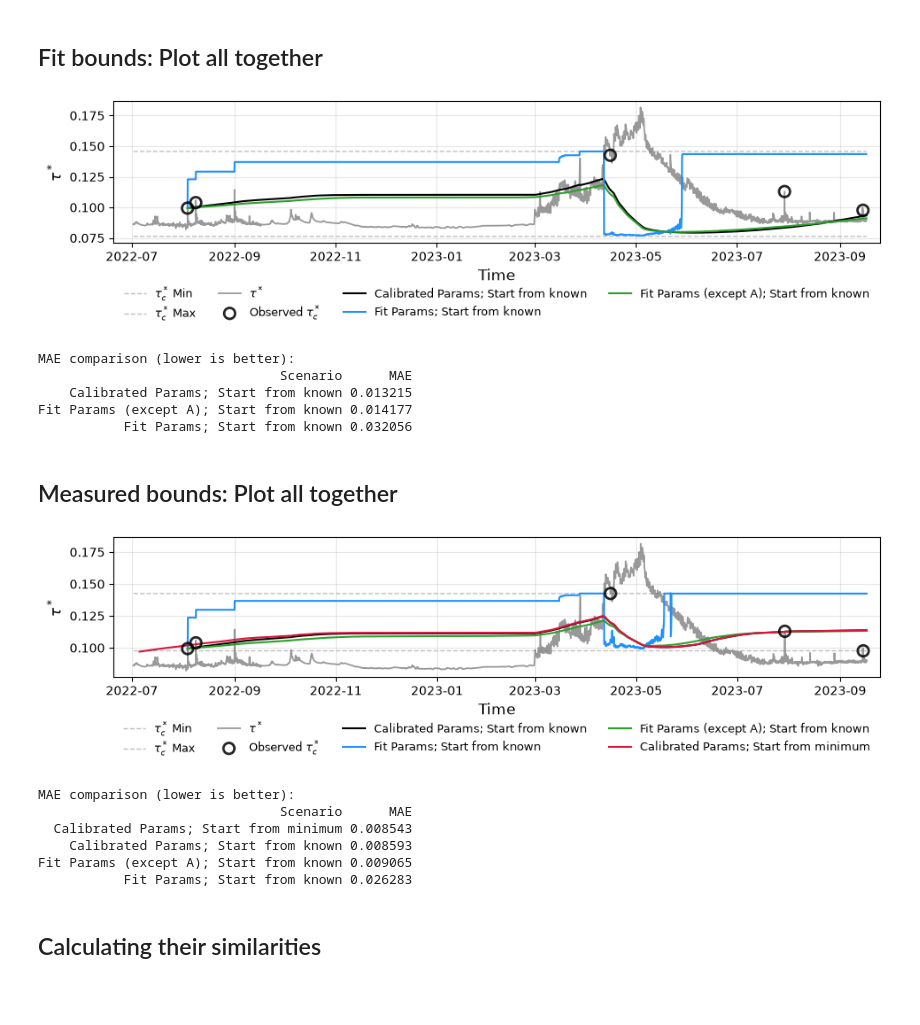
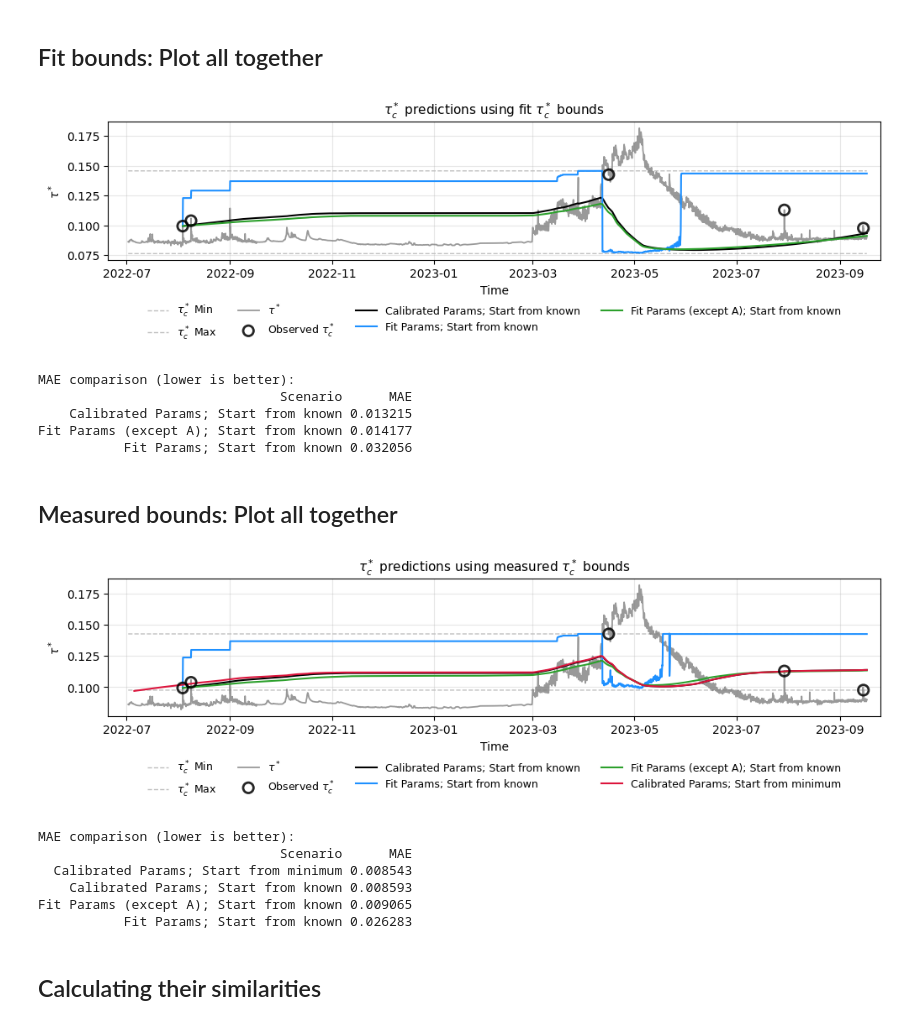
Before and after one commit to nicole-hucke/tauc_plots, a Jupyter notebook: figure8/example_timeseries/predictive_model_field.ipynb, the cells around one changed output. Cells and saved outputs as stored; diff of their text form; code cells hidden in the pictures; blank space fills up the shorter version.

Commit message:
update figure 8 for new paper version

```diff
--- a/figure8/example_timeseries/predictive_model_field.ipynb
+++ b/figure8/example_timeseries/predictive_model_field.ipynb
@@ -601,7 +601,7 @@ scenarios = [
 ]
 
 results = []
-fig, ax = plt.subplots(figsize=(10, 3))
+fig, ax = plt.subplots(figsize=(10, 3), constrained_layout=True)
 
 # min and max context lines
 ax.plot(time_to_index.index, [0.0763] * len(time_to_index.index), color='silver', linestyle='--', linewidth=1, label=r'$\tau_c^*$ Min',)
@@ -644,37 +644,38 @@ for scenario in scenarios:
     if valid_mask.any():
         mae = mean_absolute_error(obs_at_events[valid_mask], pred_at_events[valid_mask])
     else:
         mae = np.nan
 
     results.append({
         "Scenario": scenario["label"],
         "MAE": mae,
     })
 
     mae_txt = f"{mae:.5f}" if np.isfinite(mae) else "NaN"
     ax.plot(
         pred_series.index,
         pred_series.values,
         color=scenario["color"],
         linewidth=1.5,
         label=f"{scenario['label']}",
         linestyle='-',
     )
 
-ax.set_ylabel(r'$\tau^*$', fontsize=12)
-ax.set_xlabel('Time', fontsize=12)
+ax.set_ylabel(r'$\tau^*$', fontsize=10)
+ax.set_xlabel('Time', fontsize=10)
 ax.grid(True, alpha=0.3)
 ax.legend(fontsize=9, loc='upper center', bbox_to_anchor=(0.5, -0.24), ncol=4, edgecolor='none', framealpha=0.9)
 plt.xlim(pd.Timestamp("2022-06-20"), pd.Timestamp("2023-09-25"))
-plt.tight_layout()
+plt.title(r'$\tau^*_c$ predictions using fit $\tau^*_c$ bounds', fontsize=11)
+#plt.tight_layout()
 plt.savefig('fit_bounds_tauc_evolution.png', dpi=300)
 plt.show()
 
 mae_table = pd.DataFrame(results).sort_values("MAE")
 print("MAE comparison (lower is better):")
 print(mae_table.to_string(index=False))
 # %% [output]
-[figure, old version]
+[figure, new version]
 MAE comparison (lower is better):
                                Scenario      MAE
     Calibrated Params; Start from known 0.013215
@@ -740,7 +741,7 @@ scenarios = [
 ]
 
 results = []
-fig, ax = plt.subplots(figsize=(10, 3))
+fig, ax = plt.subplots(figsize=(10, 3), constrained_layout=True)
 
 # min and max context lines
 ax.plot(time_to_index.index, [tauc_min_lajara] * len(time_to_index.index), color='silver', linestyle='--', linewidth=1, label=r'$\tau_c^*$ Min',)
@@ -800,20 +801,21 @@ for scenario in scenarios:
         linestyle='-',
     )
 
-ax.set_ylabel(r'$\tau^*$', fontsize=12)
-ax.set_xlabel('Time', fontsize=12)
+ax.set_ylabel(r'$\tau^*$', fontsize=10)
+ax.set_xlabel('Time', fontsize=10)
 ax.grid(True, alpha=0.3)
+plt.title(r'$\tau^*_c$ predictions using measured $\tau^*_c$ bounds', fontsize=11)
 ax.legend(fontsize=9, loc='upper center', bbox_to_anchor=(0.5, -0.25), ncol=4, edgecolor='none', framealpha=0.9)
 plt.xlim(pd.Timestamp("2022-06-20"), pd.Timestamp("2023-09-25"))
-plt.tight_layout()
-plt.savefig('measured_bounds_tauc_evolution.png', dpi=300)
+#plt.tight_layout()
+plt.savefig('measured_bounds_tauc_evolution.png', dpi=500, facecolor='white', edgecolor='none')
 plt.show()
 
 mae_table = pd.DataFrame(results).sort_values("MAE")
 print("MAE comparison (lower is better):")
 print(mae_table.to_string(index=False))
 # %% [output]
-[figure, old version]
+[figure, new version]
 MAE comparison (lower is better):
                                Scenario      MAE
   Calibrated Params; Start from minimum 0.008543
```
Also changed, not shown: parts of 2 cells of this notebook, 7 other files.
